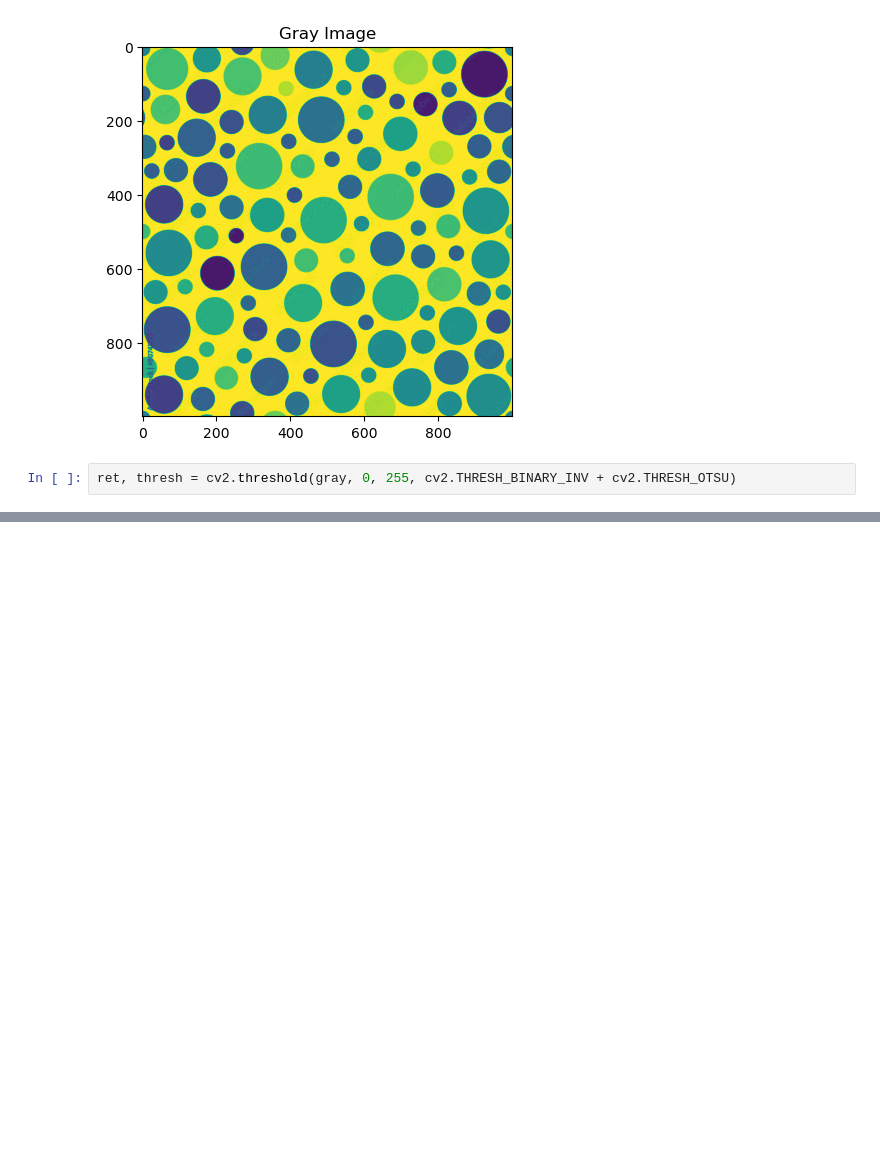
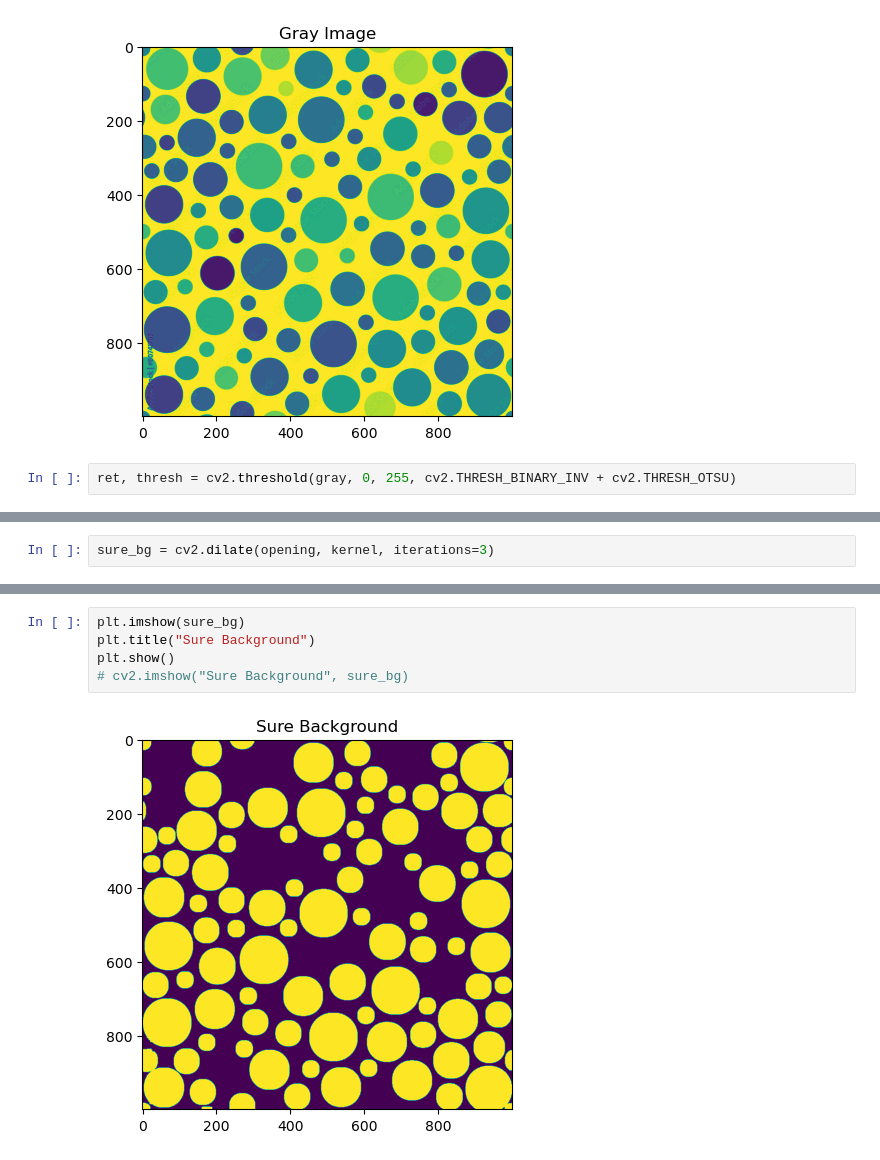
Before and after one commit to Vishnuteja-Surla/Computer-Vision-Assignments, a Jupyter notebook: Assignment-3/watershed-algorithm.ipynb, the cells around one changed output, grey strips where cells are left out. Saved outputs shown, nothing was run; the diff lists cells and outputs as text; blank space fills up the shorter version.

```diff
--- a/Assignment-3/watershed-algorithm.ipynb
+++ b/Assignment-3/watershed-algorithm.ipynb
@@ -32,0 +41,2 @@ plt.show()
+# %%
+sure_bg = cv2.dilate(opening, kernel, iterations=3)
@@ -32,0 +56,7 @@ plt.show()
+# %%
+plt.imshow(sure_bg)
+plt.title("Sure Background")
+plt.show()
+# cv2.imshow("Sure Background", sure_bg)
+# %% [output]
+[figure, added]
```
Also changed, not shown: parts of 15 cells of this notebook.
